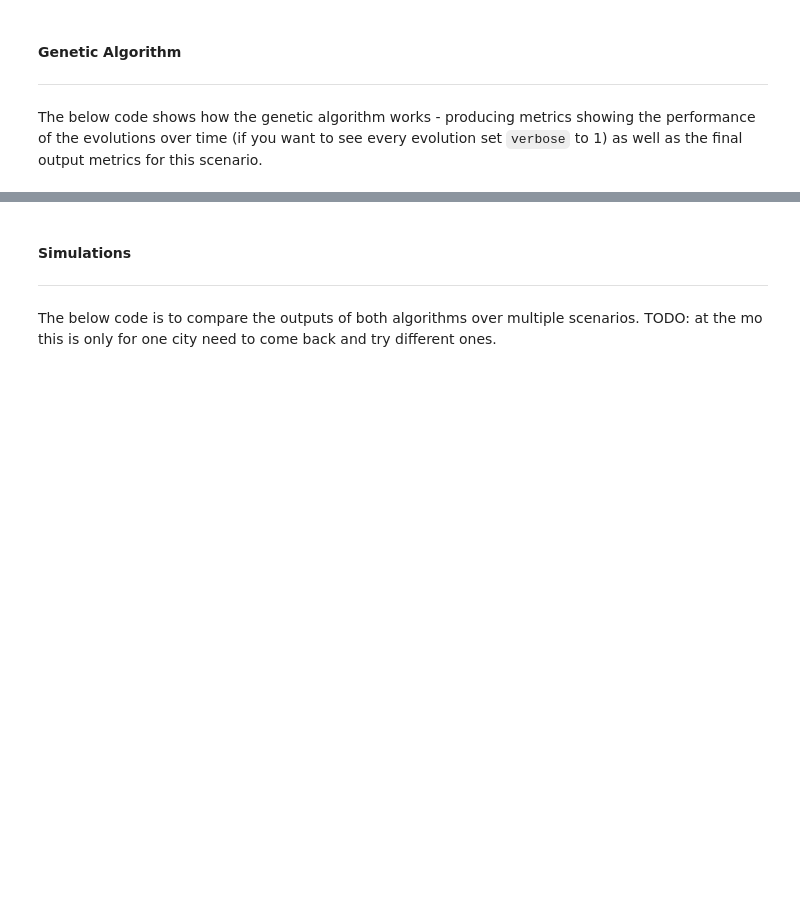
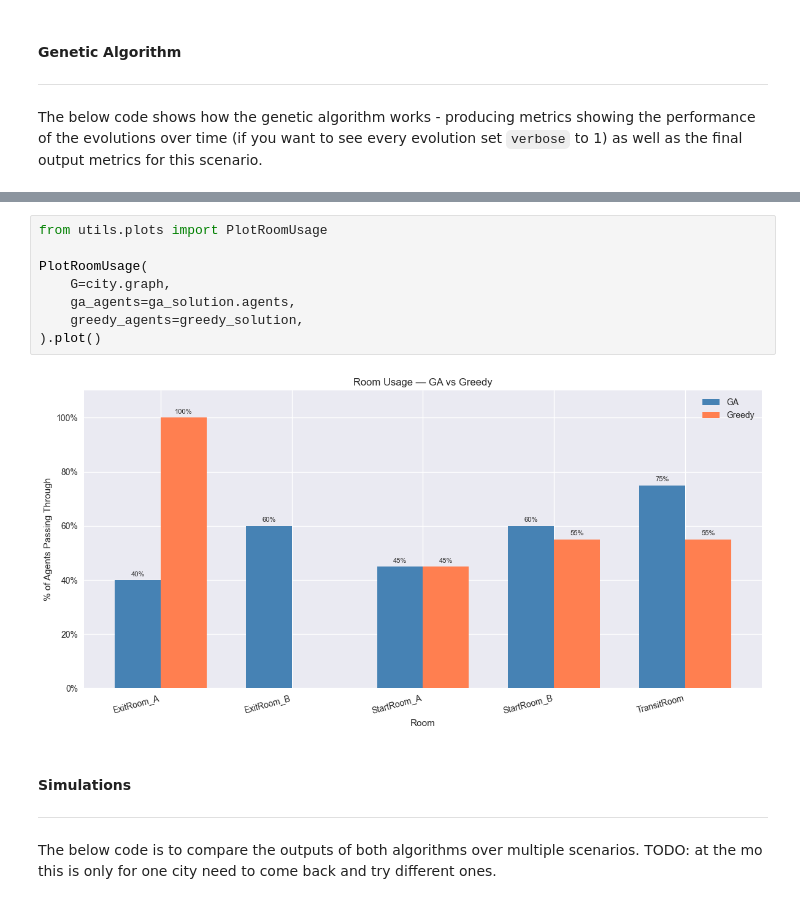
Before and after one commit to lpow311/dissertation, a Jupyter notebook: outputs.ipynb, the cells around one changed output, grey strips where cells are left out. Drawn from its saved outputs; the diff is of its cells as text; blank space fills up the shorter version.

```diff
--- a/outputs.ipynb
+++ b/outputs.ipynb
@@ -96,4 +96,14 @@ Avg path length: 6.56 | Total time: 12.00 | Average time: 8.32 | Congestion inde
 ========================================================================================================================================================================================
+# %%
+from utils.plots import PlotRoomUsage
+
+PlotRoomUsage(
+    G=city.graph,
+    ga_agents=ga_solution.agents,
+    greedy_agents=greedy_solution,
+).plot()
+# %% [output]
+[figure, added]
 # %% [markdown]
 #### Simulations
 ***
```
Also changed, not shown: parts of 8 cells of this notebook, 9 other files.
